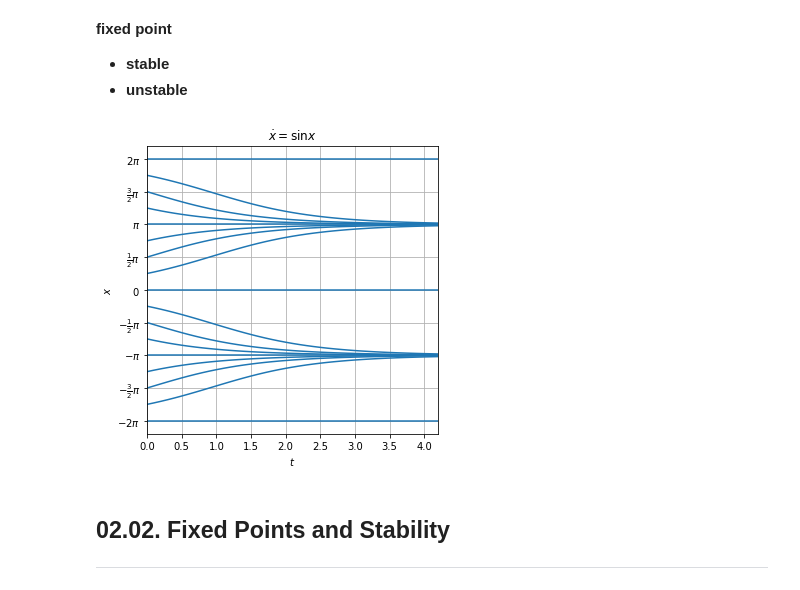
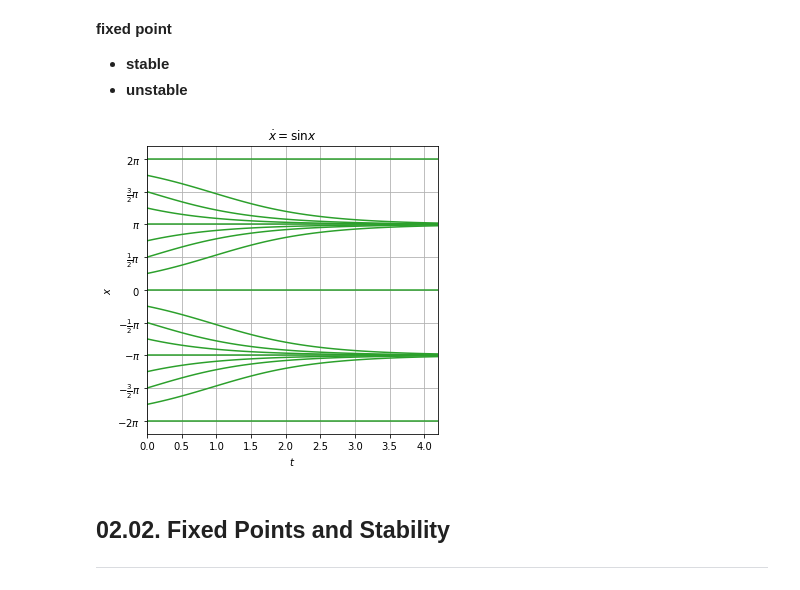
Before and after one commit to shumez/NLDC, a Jupyter notebook: 02/code.ipynb, the cells around one changed output. Drawn from its saved outputs; the diff is of its cells as text; code cells hidden in the pictures.

```diff
--- a/02/code.ipynb
+++ b/02/code.ipynb
@@ -141,35 +141,35 @@ def flow(x0, t0, iteration, dt):
     xs = np.array([x0])
     ts = np.array([t0])
 
     for i in range(iteration):
         xi = xs[i]
         ti = ts[i]
 
         xs = np.append(xs, xi + f(xi)*dt)
         ts = np.append(ts, ti + dt)
     return xs, ts
 
 x0s = np.arange(-2*pi, 2*pi+.1, pi/4)
 t0 = 0
 
 fig, ax = plt.subplots(figsize=(5, 5))
 
 for x0 in x0s:
     xs, ts = flow(x0, t0, 60, .1)
-    ax.plot(ts, xs, color=c[0])
+    ax.plot(ts, xs, color=c[2])
 
 ax.grid(True)
 ax.set_xlabel(r'$t$')
 ax.set_ylabel(r'$x$')
 ax.set_xlim(0, 4.2)
 ax.set_title(r'$\dot{x} = \sin{x}$')
 plt.yticks(np.arange(-pi*2, pi*2+.1, pi/2),
            (r'$-2\pi$', r'$-\frac{3}{2}\pi$', r'$-\pi$', r'$-\frac{1}{2}\pi$', r'$0$', r'$\frac{1}{2}\pi$', r'$\pi$', r'$\frac{3}{2}\pi$', r'$2\pi$'))
 plt.tight_layout()
 plt.savefig('fig/fig020103.png')
 plt.show()
 # %% [output]
-[figure, old version]
+[figure, new version]
 # %% [markdown]
 ## 02.02. Fixed Points and Stability
 ---
```
Also changed, not shown: parts of 3 cells of this notebook.
